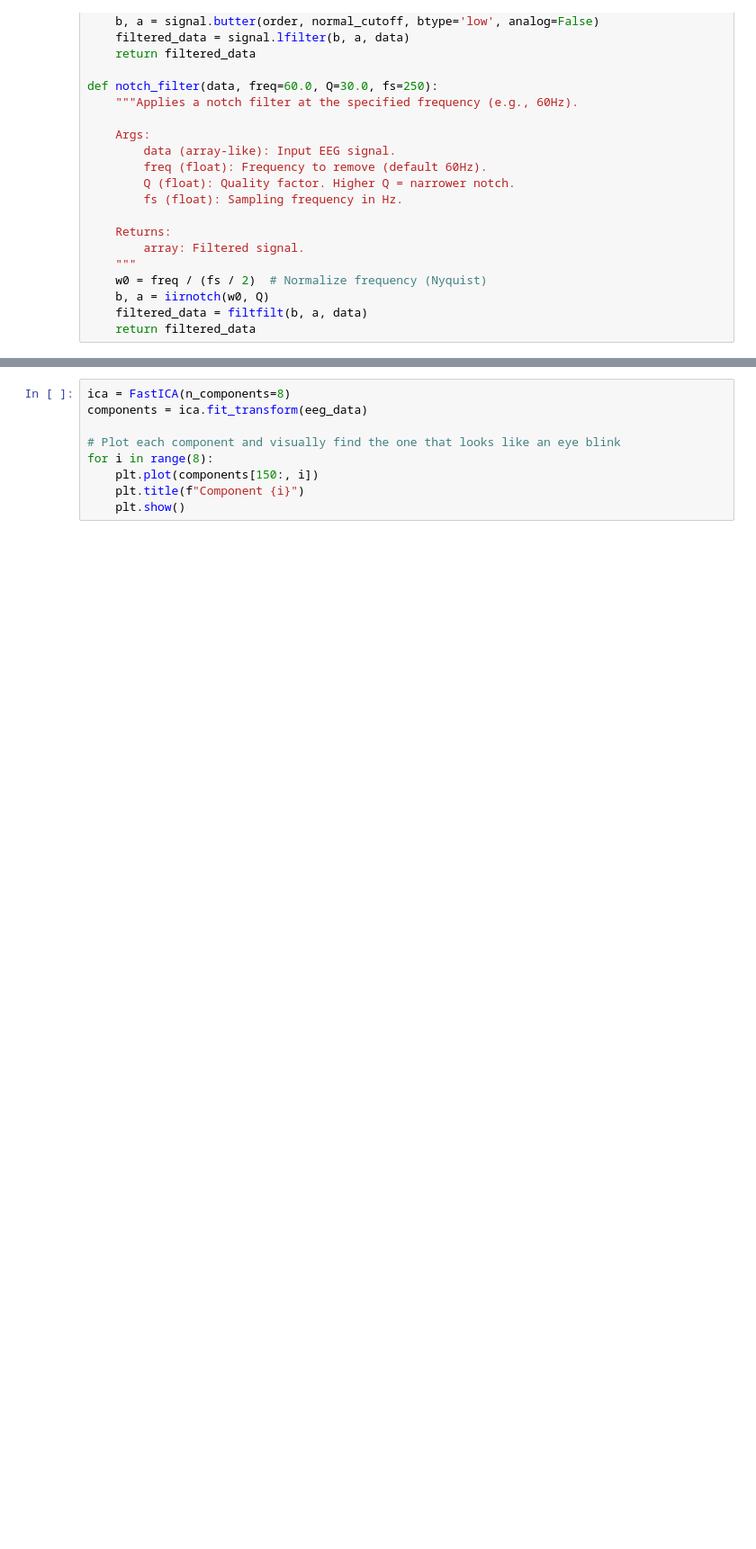
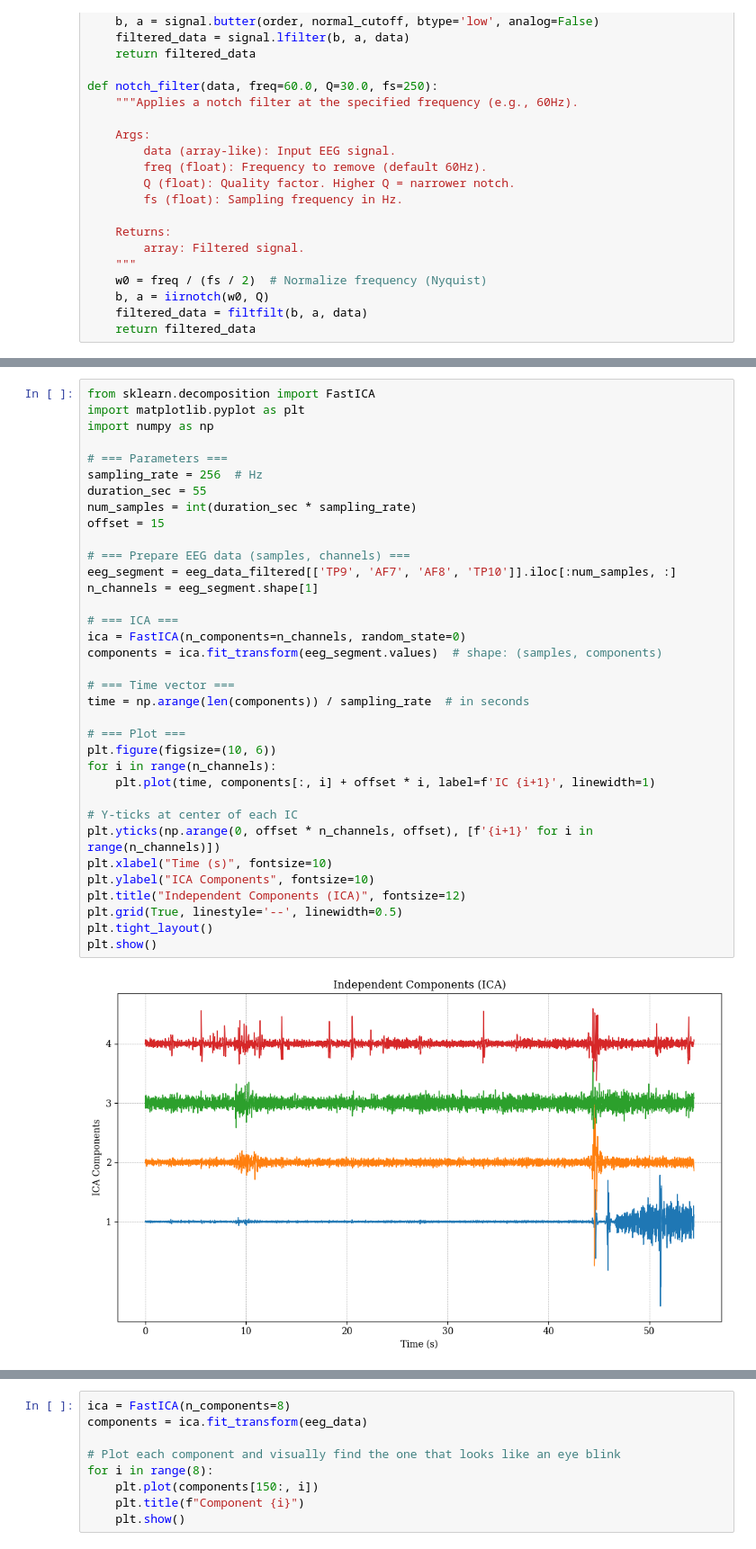
Before and after one commit to andgaspez/corpo_coraje, a Jupyter notebook: pipeline.ipynb, the cells around one changed output, grey strips where cells are left out. Shown at 90% size. Drawn from its saved outputs; the diff is of its cells as text; blank space fills up the shorter version.

```diff
--- a/pipeline.ipynb
+++ b/pipeline.ipynb
@@ -261,3 +228,40 @@ plt.show()
+# %%
+from sklearn.decomposition import FastICA
+import matplotlib.pyplot as plt
+import numpy as np
+
+# === Parameters ===
+sampling_rate = 256  # Hz
+duration_sec = 55
+num_samples = int(duration_sec * sampling_rate)
+offset = 15
+
+# === Prepare EEG data (samples, channels) ===
+eeg_segment = eeg_data_filtered[['TP9', 'AF7', 'AF8', 'TP10']].iloc[:num_samples, :]
+n_channels = eeg_segment.shape[1]
+
+# === ICA ===
+ica = FastICA(n_components=n_channels, random_state=0)
+components = ica.fit_transform(eeg_segment.values)  # shape: (samples, components)
+
+# === Time vector ===
+time = np.arange(len(components)) / sampling_rate  # in seconds
+
+# === Plot ===
+plt.figure(figsize=(10, 6))
+for i in range(n_channels):
+    plt.plot(time, components[:, i] + offset * i, label=f'IC {i+1}', linewidth=1)
+
+# Y-ticks at center of each IC
+plt.yticks(np.arange(0, offset * n_channels, offset), [f'{i+1}' for i in range(n_channels)])
+plt.xlabel("Time (s)", fontsize=10)
+plt.ylabel("ICA Components", fontsize=10)
+plt.title("Independent Components (ICA)", fontsize=12)
+plt.grid(True, linestyle='--', linewidth=0.5)
+plt.tight_layout()
+plt.show()
+# %% [output]
+[figure, added]
 # %%
 import matplotlib.pyplot as plt
 import numpy as np
```
Also changed, not shown: parts of 20 cells of this notebook, 1 other file.
